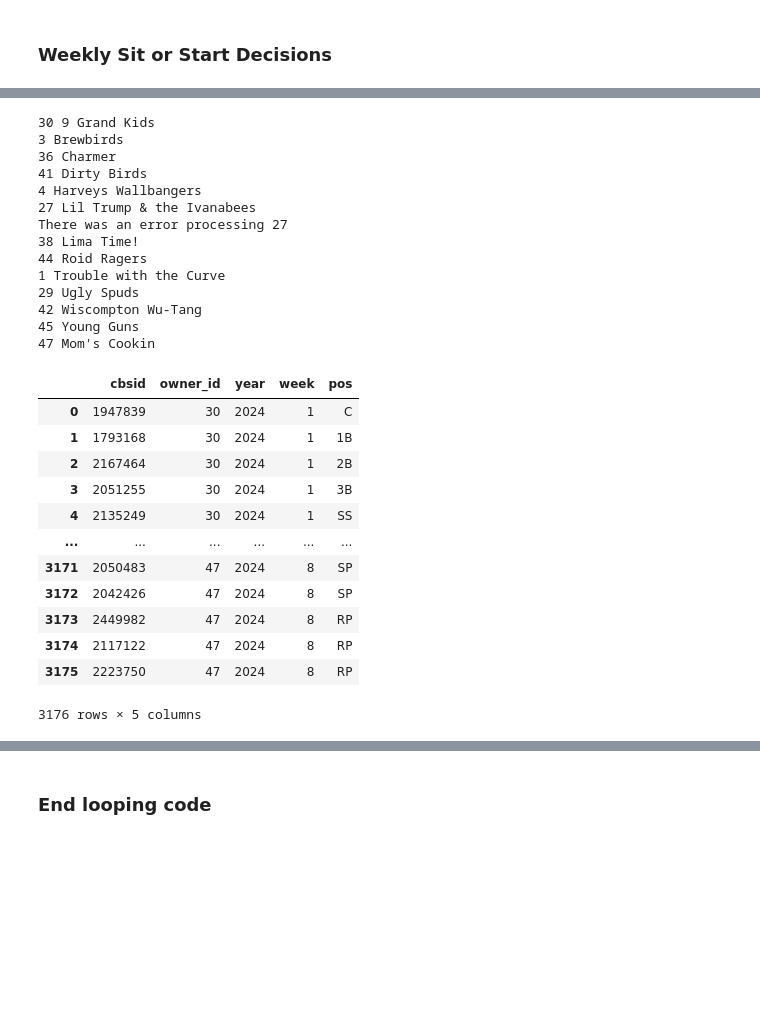
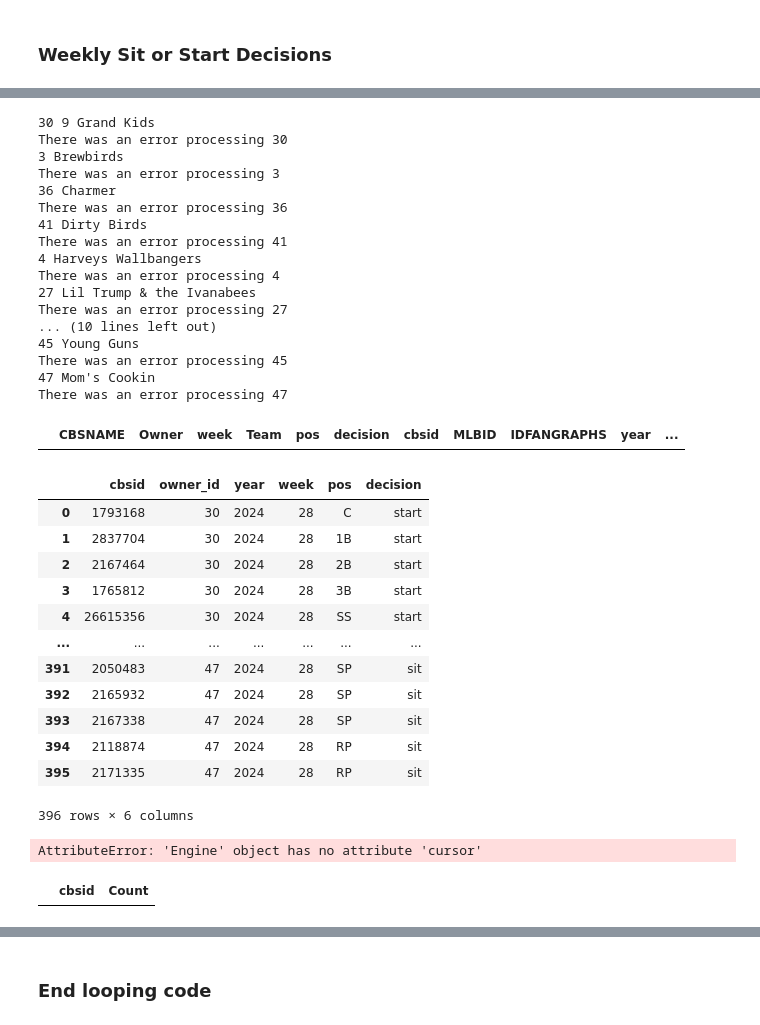
Before and after one commit to haueter19/xdl, a Jupyter notebook: CBS Scrape Stats by Period.ipynb, the cells around one changed output, grey strips where cells are left out. Drawn from its saved outputs; the diff is of its cells as text; code cells hidden in the pictures; blank space fills up the shorter version.

```diff
--- a/CBS Scrape Stats by Period.ipynb
+++ b/CBS Scrape Stats by Period.ipynb
@@ -486,6 +710,3 @@ period, current_period
 # %%
 #df[df['owner_id']>0].to_csv(f'data\\{datetime.now().year}-period-{current_period}-ros-projections.csv',index=False)
 df[df['owner_id']>0].to_csv(f'data\\{datetime.now().year}-period-{current_period}-projections.csv',index=False)
-# %%
-f = pd.read_sql("SELECT * FROM eligibility WHERE year=2024", conn)
-f.head()
@@ -576,23 +761,41 @@ ids = fp.load_id_map()
 for key, val in eligibility_url_dict.items():
     print(val, key)
     try:
-        data = get_weekly_sit_or_start_by_owner(key, val, ids, current_period)
+        data = get_weekly_sit_or_start_by_owner(key, val, ids, current_period-1, current_period)
         if data.shape[0] > 0:
-            data[['cbsid', 'owner_id', 'year', 'week', 'pos']].to_sql('roster', con=conn, if_exists='append', index=False)
+            data['decision'] = data['Decision'].apply(lambda x: x.lower()) #.rename(columns={'Decision':'decision'})
+            data[data['week']==current_period-1][['cbsid', 'owner_id', 'year', 'week', 'pos', 'decision']]\
+                .to_sql('roster', con=engine, if_exists='append', index=False)
     except:
         print(f"There was an error processing {val}")
 # %% [output]
 30 9 Grand Kids
+There was an error processing 30
 3 Brewbirds
+There was an error processing 3
 36 Charmer
+There was an error processing 36
 41 Dirty Birds
+There was an error processing 41
 4 Harveys Wallbangers
+There was an error processing 4
 27 Lil Trump & the Ivanabees
 There was an error processing 27
-38 Lima Time!
-44 Roid Ragers
-1 Trouble with the Curve
-29 Ugly Spuds
-42 Wiscompton Wu-Tang
+... (10 lines left out)
 45 Young Guns
+There was an error processing 45
 47 Mom's Cookin
+There was an error processing 47
+# %%
+data_list = []
+for key, val in eligibility_url_dict.items():
+    #print(val, key)
+    if val!='27':
+        data_list.append(pd.read_excel(f"data\\{datetime.now().year}-{key}-sit-start.xlsx"))
+sit_start = pd.concat(data_list)
+sit_start = sit_start[sit_start['week']==current_period-1].drop_duplicates()
+sit_start['Decision'] = sit_start['Decision'].apply(lambda x: x.lower())
+sit_start.rename(columns={'Decision':'decision'},inplace=True)
+sit_start
+# %% [output]
+|  | CBSNAME | Owner | week | Team | pos | decision | cbsid | MLBID | IDFANGRAPHS | year | ... |
@@ -599,16 +805,33 @@ There was an error processing 27
+# %%
+pd.read_sql(f"SELECT * FROM roster WHERE year=2024 AND week={current_period-1}", engine)
+# %% [output]
+|  | cbsid | owner_id | year | week | pos | decision |
+| 0 | 1793168 | 30 | 2024 | 28 | C | start |
+| 1 | 2837704 | 30 | 2024 | 28 | 1B | start |
+| 2 | 2167464 | 30 | 2024 | 28 | 2B | start |
+| 3 | 1765812 | 30 | 2024 | 28 | 3B | start |
+| 4 | 26615356 | 30 | 2024 | 28 | SS | start |
+| ... | ... | ... | ... | ... | ... | ... |
+| 391 | 2050483 | 47 | 2024 | 28 | SP | sit |
+| 392 | 2165932 | 47 | 2024 | 28 | SP | sit |
+| 393 | 2167338 | 47 | 2024 | 28 | SP | sit |
+| 394 | 2118874 | 47 | 2024 | 28 | RP | sit |
+| 395 | 2171335 | 47 | 2024 | 28 | RP | sit |
+396 rows × 6 columns
+# %%
+stmt = "UPDATE roster SET decision='sit' WHERE decision='Sit'"
+cursor = conn.cursor()
+cursor.execute(stmt)
+
+stmt = "UPDATE roster SET decision='start' WHERE decision='Start'"
+cursor = conn.cursor()
+cursor.execute(stmt)
+
+conn.commit()
+# %% [output]
+AttributeError: 'Engine' object has no attribute 'cursor'
 # %%
-pd.read_sql("SELECT * FROM roster WHERE year=2024", conn)
+dups = pd.read_sql(f"SELECT cbsid, count(*) Count FROM roster WHERE year=2024 AND week={current_period-1} GROUP BY cbsid HAVING count(*)>1", engine)
+dups.sort_values('cbsid')
 # %% [output]
-|  | cbsid | owner_id | year | week | pos |
-| 0 | 1947839 | 30 | 2024 | 1 | C |
-| 1 | 1793168 | 30 | 2024 | 1 | 1B |
-| 2 | 2167464 | 30 | 2024 | 1 | 2B |
-| 3 | 2051255 | 30 | 2024 | 1 | 3B |
-| 4 | 2135249 | 30 | 2024 | 1 | SS |
-| ... | ... | ... | ... | ... | ... |
-| 3171 | 2050483 | 47 | 2024 | 8 | SP |
-| 3172 | 2042426 | 47 | 2024 | 8 | SP |
-| 3173 | 2449982 | 47 | 2024 | 8 | RP |
-| 3174 | 2117122 | 47 | 2024 | 8 | RP |
-| 3175 | 2223750 | 47 | 2024 | 8 | RP |
+|  | cbsid | Count |
-3176 rows × 5 columns
```
Also changed, not shown: parts of 124 cells of this notebook.
